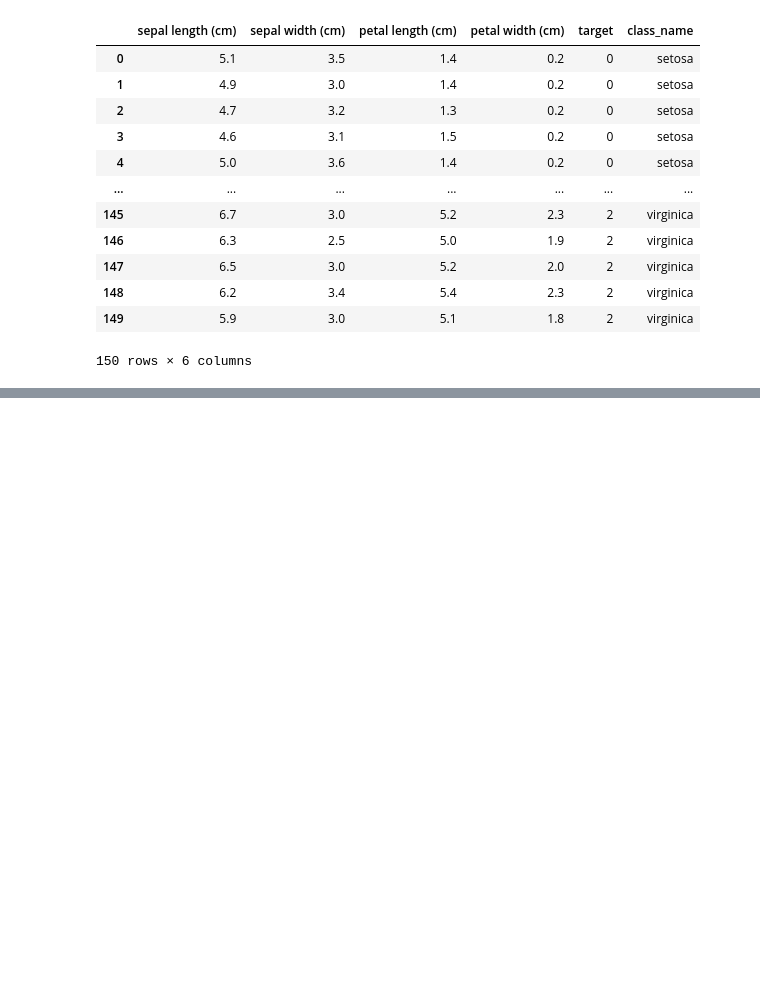
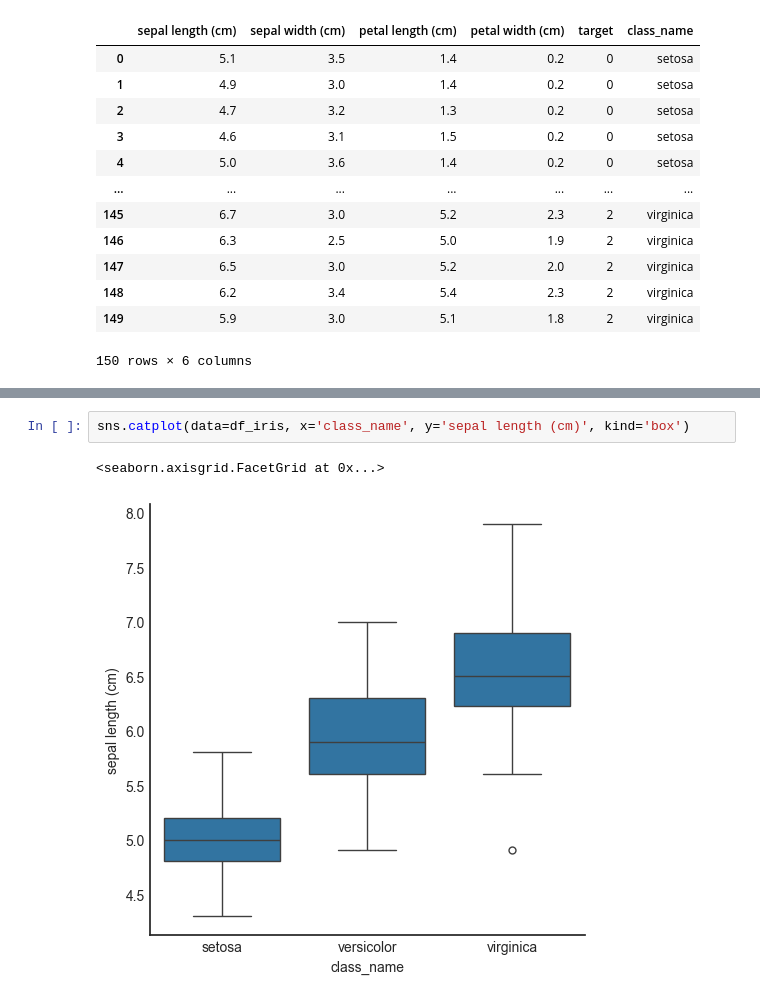
Before and after one commit to iambean-git/K_Digital_8_workspace, a Jupyter notebook: workspace_python_AI/assignment/chap04_matplotlib/04_1_Matplotlib_iris.ipynb, the cells around one changed output, grey strips where cells are left out. Saved outputs shown, nothing was run; the diff lists cells and outputs as text; blank space fills up the shorter version.

```diff
--- a/workspace_python_AI/assignment/chap04_matplotlib/04_1_Matplotlib_iris.ipynb
+++ b/workspace_python_AI/assignment/chap04_matplotlib/04_1_Matplotlib_iris.ipynb
@@ -90,0 +124,5 @@ df_iris
+# %%
+sns.catplot(data=df_iris, x='class_name', y='sepal length (cm)', kind='box')
+# %% [output]
+<seaborn.axisgrid.FacetGrid at 0x...>
+[figure, added]
```
Also changed, not shown: parts of 4 cells of this notebook, 1 other file.
